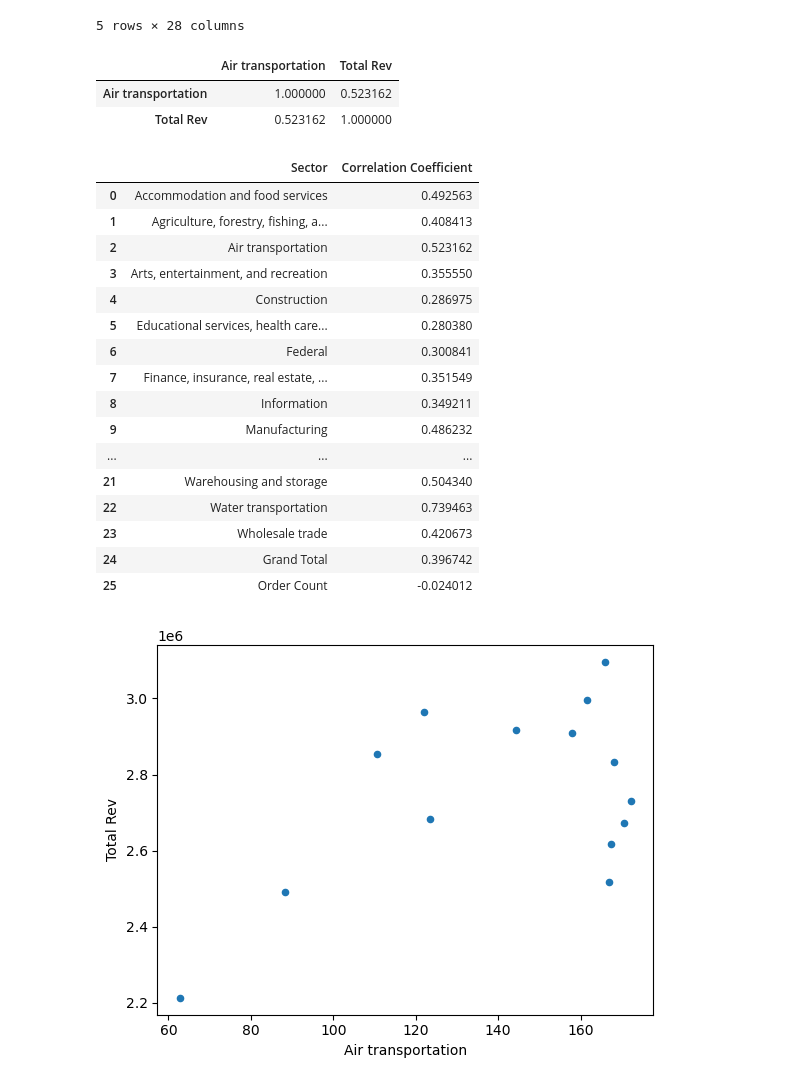
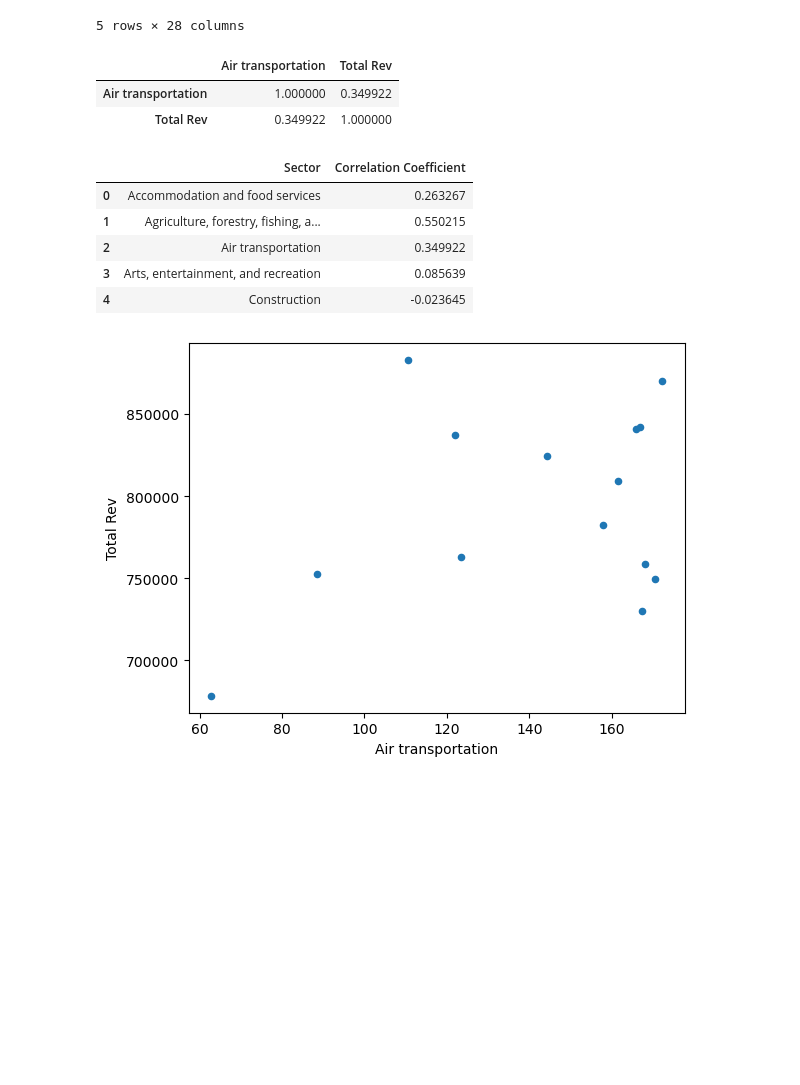
Before and after one commit to JEFFDAVISJR/macroecon-revenue-analysis, a Jupyter notebook: Python/notebook/plots_mc.ipynb, the cells around one changed output. Drawn from its saved outputs; the diff is of its cells as text; code cells hidden in the pictures; blank space fills up the shorter version.

```diff
--- a/Python/notebook/plots_mc.ipynb
+++ b/Python/notebook/plots_mc.ipynb
@@ -22,7 +22,7 @@ sales = sales[sales['Year-Qtr'] != '2022-Q4']
 #sales = sales[(sales['Total Rev'] >= lower_percentile) & (sales['Total Rev'] <= upper_percentile)]
 # %%
 sales['Sales Percentile'] = sales['Total Rev'].apply(lambda x: percentileofscore(sales['Total Rev'], x))
-sales = sales[(sales['Sales Percentile'] >= 10) & (sales['Sales Percentile'] <= 90)]
+sales = sales[(sales['Sales Percentile'] >= 1) & (sales['Sales Percentile'] <= 70)]
 sales.head()
 # %% [output]
 |  | Year | Month | Qtr | Year-Month | Year-Qtr | Customer | S_Cons_Order_Class | Market | Total Rev | ... |
@@ -158,6 +156,6 @@ gdp_rev.head()
 gdp_rev[['Air transportation', 'Total Rev']].corr()
 # %% [output]
 |  | Air transportation | Total Rev |
-| Air transportation | 1.000000 | 0.523162 |
-| Total Rev | 0.523162 | 1.000000 |
+| Air transportation | 1.000000 | 0.349922 |
+| Total Rev | 0.349922 | 1.000000 |
 # %%
@@ -176,34 +174,23 @@ variables = ['Accommodation and food services',
 # %%
 correlations = []
 
 
 for column in gdp_rev.columns:
     if column != 'Year-Qtr' and column != 'Total Rev':
         correlation = gdp_rev[column].corr(gdp_rev['Total Rev'])
         correlations.append((column, correlation))
 
 correlation_all = pd.DataFrame(correlations, columns=['Sector', 'Correlation Coefficient'])
-correlation_all
+correlation_all.head()
 # %% [output]
 |  | Sector | Correlation Coefficient |
-| 0 | Accommodation and food services | 0.492563 |
-| 1 | Agriculture, forestry, fishing, a... | 0.408413 |
-| 2 | Air transportation | 0.523162 |
-| 3 | Arts, entertainment, and recreation | 0.355550 |
-| 4 | Construction | 0.286975 |
-| 5 | Educational services, health care... | 0.280380 |
-| 6 | Federal | 0.300841 |
-| 7 | Finance, insurance, real estate, ... | 0.351549 |
-| 8 | Information | 0.349211 |
-| 9 | Manufacturing | 0.486232 |
-| ... | ... | ... |
-| 21 | Warehousing and storage | 0.504340 |
-| 22 | Water transportation | 0.739463 |
-| 23 | Wholesale trade | 0.420673 |
-| 24 | Grand Total | 0.396742 |
-| 25 | Order Count | -0.024012 |
+| 0 | Accommodation and food services | 0.263267 |
+| 1 | Agriculture, forestry, fishing, a... | 0.550215 |
+| 2 | Air transportation | 0.349922 |
+| 3 | Arts, entertainment, and recreation | 0.085639 |
+| 4 | Construction | -0.023645 |
 # %%
 gdp_rev.plot(kind="scatter", x="Air transportation", y="Total Rev");
 # %% [output]
-[figure, old version]
+[figure, new version]
 # %%
```
Also changed, not shown: parts of 14 cells of this notebook.
